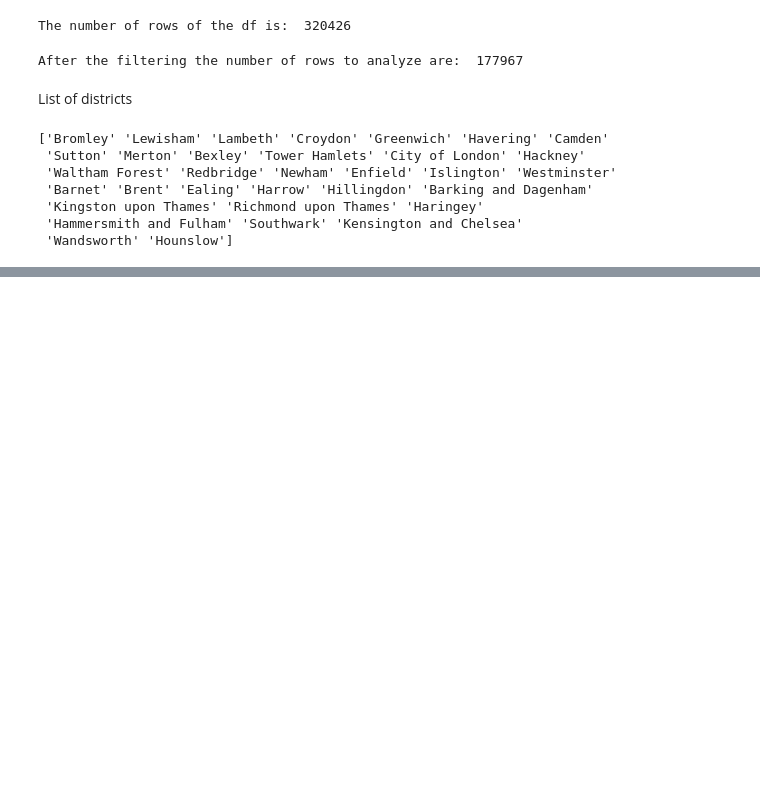
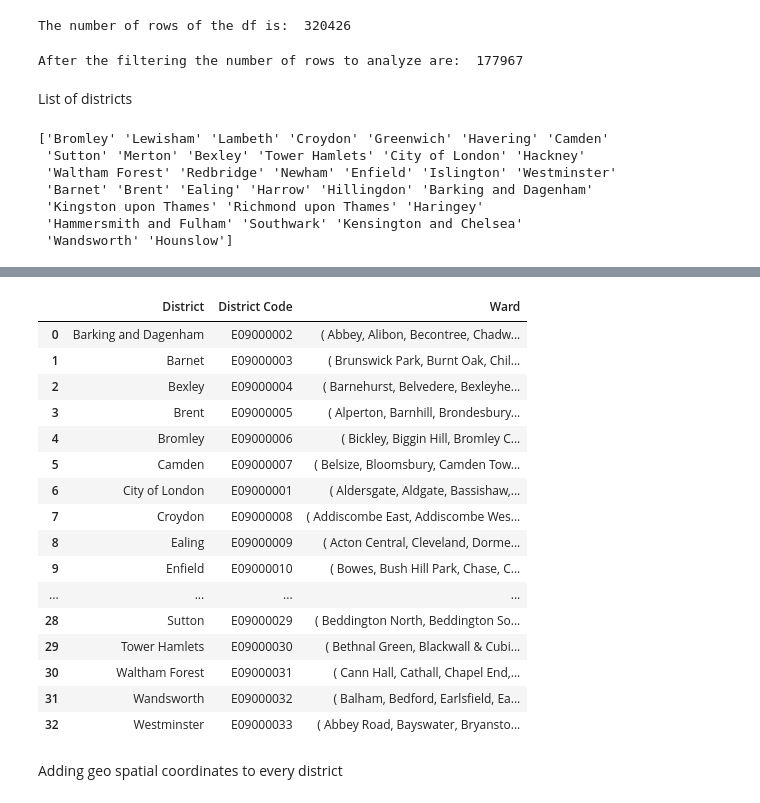
Before and after one commit to andushi/Coursera_Capstone, a Jupyter notebook: Which is the best place to open a business_.ipynb, the cells around one changed output, grey strips where cells are left out. Drawn from its saved outputs; the diff is of its cells as text; code cells hidden in the pictures; blank space fills up the shorter version.

```diff
--- a/Which is the best place to open a business_.ipynb
+++ b/Which is the best place to open a business_.ipynb
@@ -90,0 +111,10 @@ print(df_london['District'].unique())
+# %%
+# Remove post code not used
+df_london = df_london[df_london['In Use?'] == 'Yes']
+# %%
+# Before to grouping data I'm going to remove all attributes that I will not use for my analysis
+columns = {'District', 'District Code', 'Ward', 'Ward Code'}
+
+for col in df_london.columns:
+    if(col not in columns):
+        df_london = df_london.drop(col, axis=1)
@@ -90,0 +135,30 @@ print(df_london['District'].unique())
+# %%
+# Group by the same postal code and borough transforming to df and after resetting index
+df_london = df_london.groupby(['District', 'District Code'])['Ward'].apply(lambda tags: ', '.join(tags)).to_frame().reset_index()
+# %%
+# Remove duplicates
+for i in range(len(df_london)):
+    ward = df_london.loc[i]['Ward']
+    df_london.loc[i]['Ward'] = tuple(np.unique(ward.split(',')))
+# %%
+df_london
+# %% [output]
+|  | District | District Code | Ward |
+| 0 | Barking and Dagenham | E09000002 | ( Abbey, Alibon, Becontree, Chadw... |
+| 1 | Barnet | E09000003 | ( Brunswick Park, Burnt Oak, Chil... |
+| 2 | Bexley | E09000004 | ( Barnehurst, Belvedere, Bexleyhe... |
+| 3 | Brent | E09000005 | ( Alperton, Barnhill, Brondesbury... |
+| 4 | Bromley | E09000006 | ( Bickley, Biggin Hill, Bromley C... |
+| 5 | Camden | E09000007 | ( Belsize, Bloomsbury, Camden Tow... |
+| 6 | City of London | E09000001 | ( Aldersgate, Aldgate, Bassishaw,... |
+| 7 | Croydon | E09000008 | ( Addiscombe East, Addiscombe Wes... |
+| 8 | Ealing | E09000009 | ( Acton Central, Cleveland, Dorme... |
+| 9 | Enfield | E09000010 | ( Bowes, Bush Hill Park, Chase, C... |
+| ... | ... | ... | ... |
+| 28 | Sutton | E09000029 | ( Beddington North, Beddington So... |
+| 29 | Tower Hamlets | E09000030 | ( Bethnal Green, Blackwall & Cubi... |
+| 30 | Waltham Forest | E09000031 | ( Cann Hall, Cathall, Chapel End,... |
+| 31 | Wandsworth | E09000032 | ( Balham, Bedford, Earlsfield, Ea... |
+| 32 | Westminster | E09000033 | ( Abbey Road, Bayswater, Bryansto... |
+# %% [markdown]
+Adding geo spatial coordinates to every district
```
Also changed, not shown: parts of 36 cells of this notebook.
